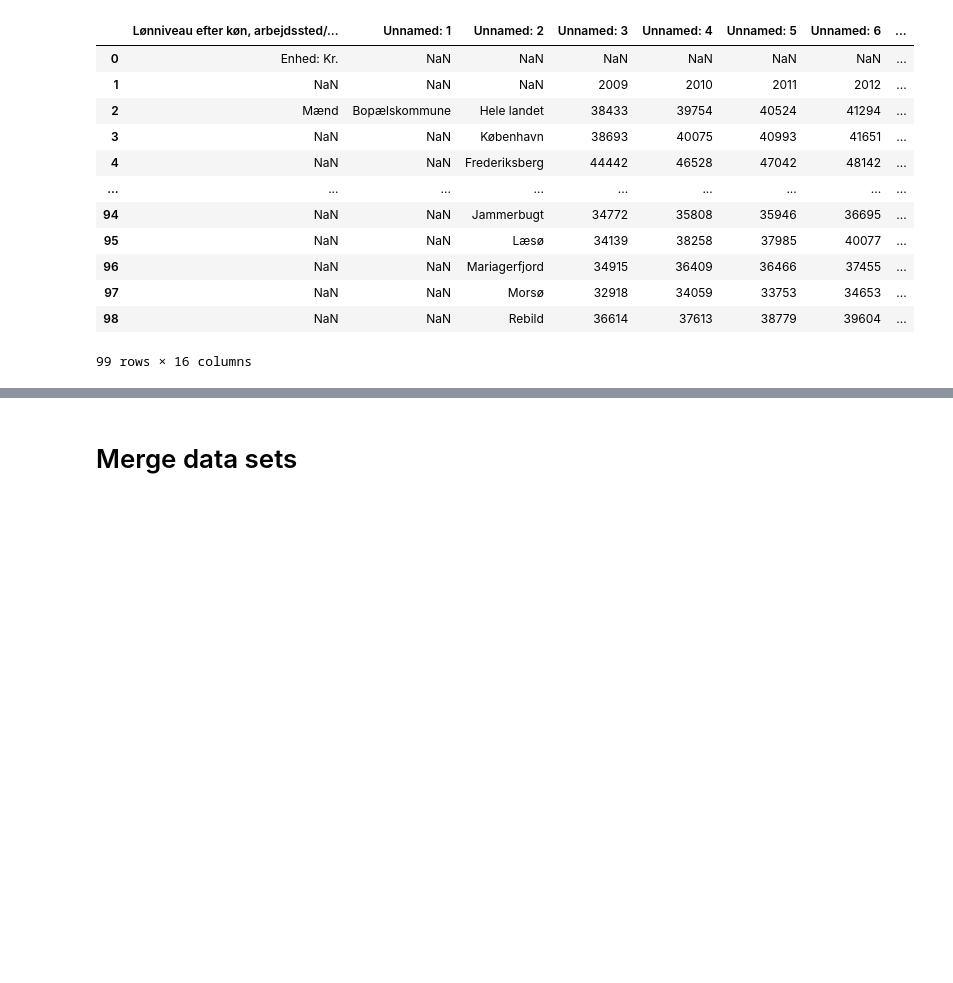
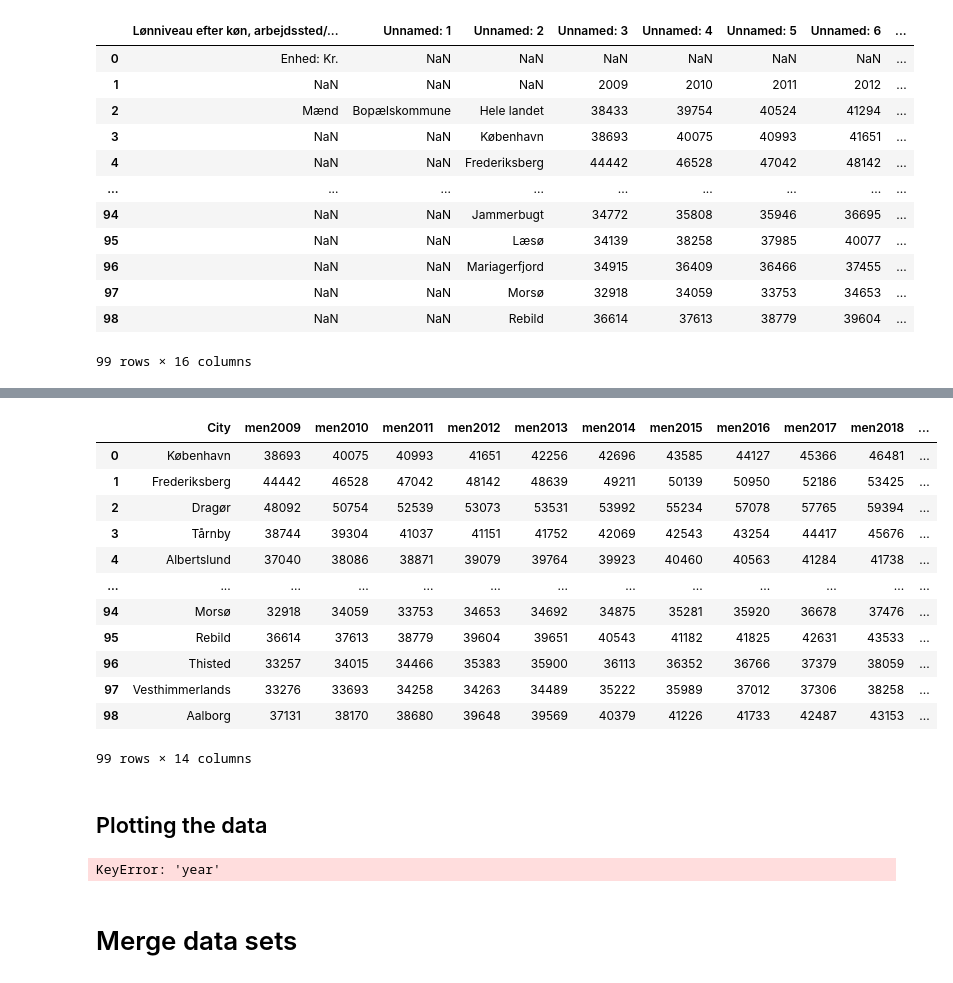
Before and after one commit to julieroddik/projects-2023-mej, a Jupyter notebook: dataproject/dataproject.ipynb, the cells around one changed output, grey strips where cells are left out. Cells and saved outputs as stored; diff of their text form; code cells hidden in the pictures; blank space fills up the shorter version.

```diff
--- a/dataproject/dataproject.ipynb
+++ b/dataproject/dataproject.ipynb
@@ -109,8 +108,8 @@ ap.iloc[0:99,:]
 99 rows × 14 columns
 # %%
 # Loading the Data from statistikbanken
-filename1 = 'Mænd.xlsx'
-pd.read_excel(filename1).head(99)
+filename2 = 'Mænd.xlsx'
+pd.read_excel(filename2).head(99)
 # %% [output]
 |  | Lønniveau efter køn, arbejdssted/... | Unnamed: 1 | Unnamed: 2 | Unnamed: 3 | Unnamed: 4 | Unnamed: 5 | Unnamed: 6 | ... |
 | 0 | Enhed: Kr. | NaN | NaN | NaN | NaN | NaN | NaN | ... |
@@ -145,0 +127,62 @@ widgets.interact(plot_func,
+# %%
+# Now we are dropping rows
+men = pd.read_excel(filename2, skiprows=2)
+
+# Now we drop the first three columns
+del men['Unnamed: 0'], men['Unnamed: 1']
+
+# Now we rename the variable 'Unnamed: 2'
+men.rename(columns = {'Unnamed: 2':'City'},inplace=True)
+col_dict = {}
+for i in range(2009, 2021+1): # range goes from 2009 to 2021
+    col_dict[str(i)] = f'men{i}'
+men.rename(columns = col_dict, inplace=True)
+
+# We are only interesetd in the Cities so we drop the whole country
+I = men.City.str.contains('NaN')
+I |= men.City.str.contains('Hele landet')
+men.loc[I, :]
+men = men.loc[I == False]
+
+# We reset the index
+men.reset_index(inplace = True, drop = True) # Drop old index too
+men.iloc[0:99,:]
+
+# We convert the index from wide to long
+#men_long = pd.wide_to_long(men, stubnames='men', i='City', j='year')
+#men_long.head(2)
+# %% [output]
+|  | City | men2009 | men2010 | men2011 | men2012 | men2013 | men2014 | men2015 | men2016 | men2017 | men2018 | ... |
+| 0 | København | 38693 | 40075 | 40993 | 41651 | 42256 | 42696 | 43585 | 44127 | 45366 | 46481 | ... |
+| 1 | Frederiksberg | 44442 | 46528 | 47042 | 48142 | 48639 | 49211 | 50139 | 50950 | 52186 | 53425 | ... |
+| 2 | Dragør | 48092 | 50754 | 52539 | 53073 | 53531 | 53992 | 55234 | 57078 | 57765 | 59394 | ... |
+| 3 | Tårnby | 38744 | 39304 | 41037 | 41151 | 41752 | 42069 | 42543 | 43254 | 44417 | 45676 | ... |
+| 4 | Albertslund | 37040 | 38086 | 38871 | 39079 | 39764 | 39923 | 40460 | 40563 | 41284 | 41738 | ... |
+| ... | ... | ... | ... | ... | ... | ... | ... | ... | ... | ... | ... | ... |
+| 94 | Morsø | 32918 | 34059 | 33753 | 34653 | 34692 | 34875 | 35281 | 35920 | 36678 | 37476 | ... |
+| 95 | Rebild | 36614 | 37613 | 38779 | 39604 | 39651 | 40543 | 41182 | 41825 | 42631 | 43533 | ... |
+| 96 | Thisted | 33257 | 34015 | 34466 | 35383 | 35900 | 36113 | 36352 | 36766 | 37379 | 38059 | ... |
+| 97 | Vesthimmerlands | 33276 | 33693 | 34258 | 34263 | 34489 | 35222 | 35989 | 37012 | 37306 | 38258 | ... |
+| 98 | Aalborg | 37131 | 38170 | 38680 | 39648 | 39569 | 40379 | 41226 | 41733 | 42487 | 43153 | ... |
+99 rows × 14 columns
+# %% [markdown]
+## Plotting the data
+# %%
+# Data with København Apartments
+mand_long_2 = mand.reset_index()
+mand_long_2.loc[mand_long_2.City == 'København', :]
+mand_københavn = mand_long_2.loc[mand_long_2['City'] == 'København', :]
+
+# Data with København Houses
+kvinde_long_2 = kvinde.reset_index()
+kvinde_long_2.loc[kvinde_long_2.City == 'København', :]
+kvinde_københavn = kvinde_long_2.loc[kvinde_long_2['City'] == 'København', :]
+
+# Plotting
+ax = mand_københavn.plot(x='year', y='løn_mand', label = 'apartment')
+kvinde_københavn.plot(x='year', y='house', ax=ax)
+
+
+#HER SKAL DET OGSÅ TRANSPONERES
+# %% [output]
+KeyError: 'year'
```
Also changed, not shown: parts of 13 cells of this notebook, 2 other files.
